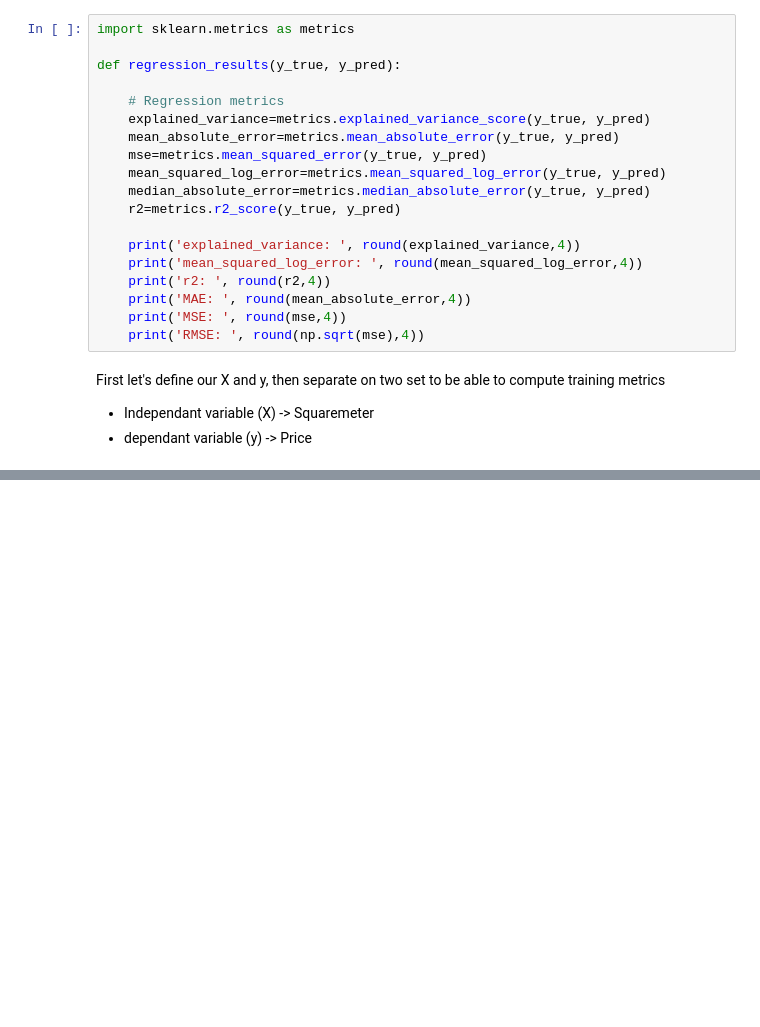
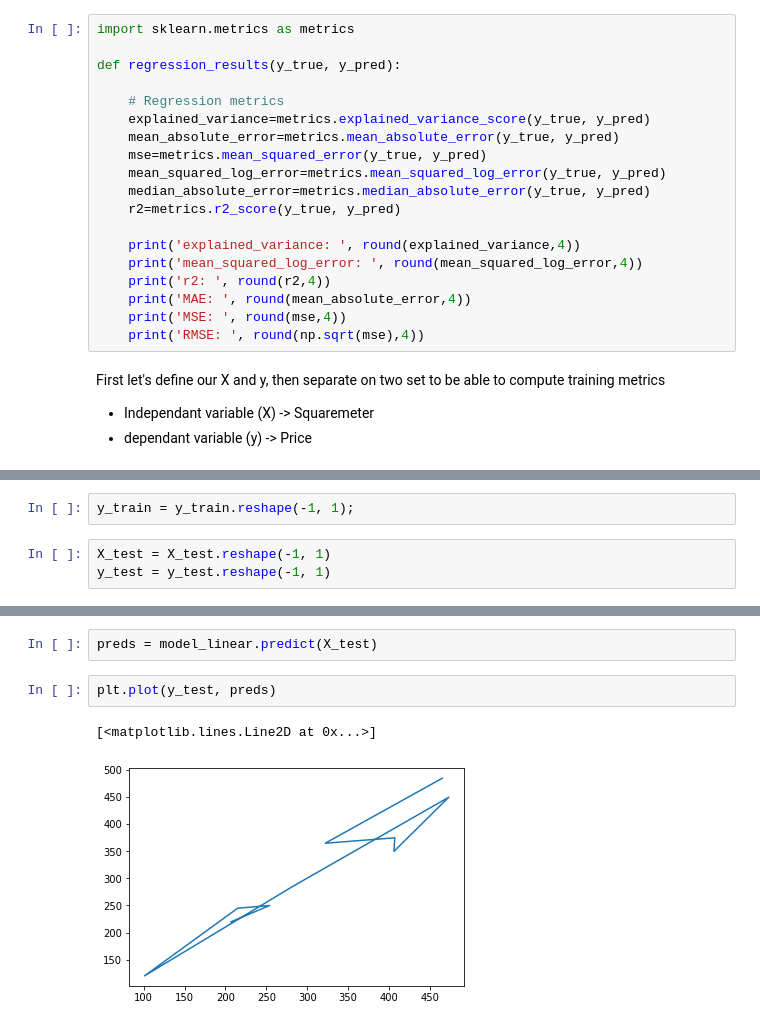
Before and after one commit to florent-haffner/datascience-playground, a Jupyter notebook: notebooks/machine learning/2021-11 - regression basics - sklearn - studiying distribution and R2.ipynb, the cells around one changed output, grey strips where cells are left out. Saved outputs shown, nothing was run; the diff lists cells and outputs as text; blank space fills up the shorter version.

```diff
--- a/notebooks/machine learning/2021-11 - regression basics - sklearn - studiying distribution and R2.ipynb
+++ b/notebooks/machine learning/2021-11 - regression basics - sklearn - studiying distribution and R2.ipynb
@@ -111,0 +213,5 @@ model_linear.fit(X_train, y_train)
+# %%
+y_train = y_train.reshape(-1, 1);
+# %%
+X_test = X_test.reshape(-1, 1)
+y_test = y_test.reshape(-1, 1)
@@ -111,0 +223,7 @@ model_linear.fit(X_train, y_train)
+# %%
+preds = model_linear.predict(X_test)
+# %%
+plt.plot(y_test, preds)
+# %% [output]
+[<matplotlib.lines.Line2D at 0x...>]
+[figure, added]
```
Also changed, not shown: parts of 63 cells of this notebook.
